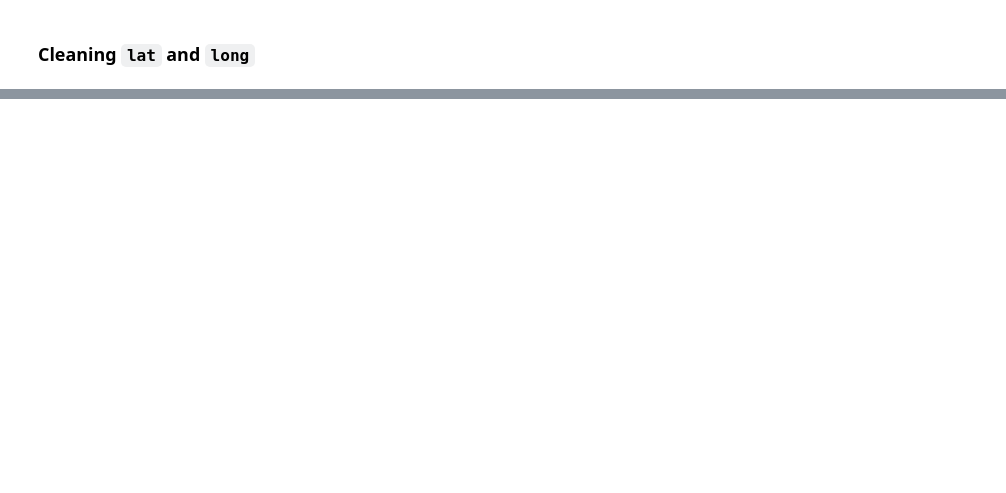
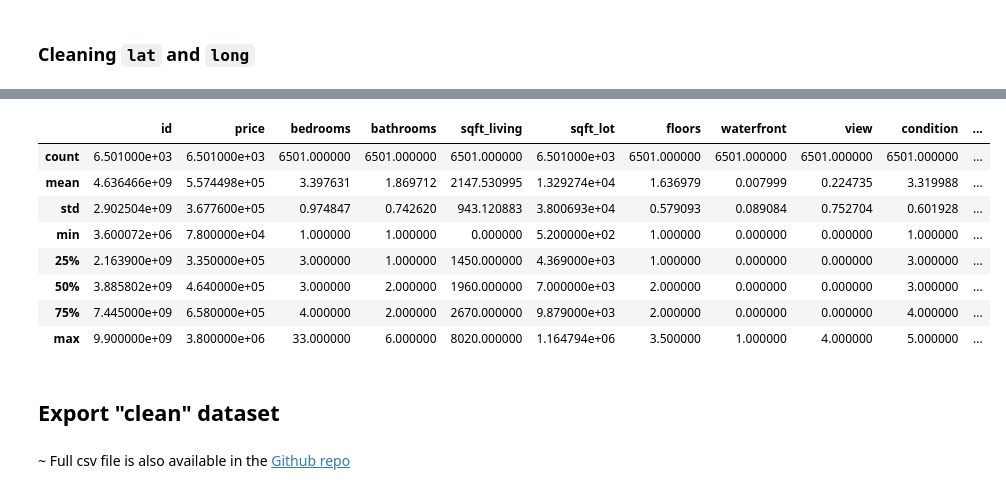
Before and after one commit to SaiKiru/cc19-notebooks, a Jupyter notebook: Lab2- KingCountyHouse/Lab2 - KingCountyHouse.ipynb, the cells around one changed output, grey strips where cells are left out. Saved outputs shown, nothing was run; the diff lists cells and outputs as text; code cells hidden in the pictures; blank space fills up the shorter version.

```diff
--- a/Lab2- KingCountyHouse/Lab2 - KingCountyHouse.ipynb
+++ b/Lab2- KingCountyHouse/Lab2 - KingCountyHouse.ipynb
@@ -275,0 +318,7 @@ df[['lat', 'long']].describe()
+# %%
+# converting data type to float
+# because it's an area measurement
+# well it doesn't really matter because the precision is already lost
+# but it bothers me
+df['sqft_living'] = df['sqft_living'].astype(float)
+df['sqft_living'].dtypes
@@ -275,0 +349,14 @@ df[['lat', 'long']].describe()
+# %%
+df.describe()
+# %% [output]
+|  | id | price | bedrooms | bathrooms | sqft_living | sqft_lot | floors | waterfront | view | condition | ... |
+| count | 6.501000e+03 | 6.501000e+03 | 6501.000000 | 6501.000000 | 6501.000000 | 6.501000e+03 | 6501.000000 | 6501.000000 | 6501.000000 | 6501.000000 | ... |
+| mean | 4.636466e+09 | 5.574498e+05 | 3.397631 | 1.869712 | 2147.530995 | 1.329274e+04 | 1.636979 | 0.007999 | 0.224735 | 3.319988 | ... |
+| std | 2.902504e+09 | 3.677600e+05 | 0.974847 | 0.742620 | 943.120883 | 3.800693e+04 | 0.579093 | 0.089084 | 0.752704 | 0.601928 | ... |
+| min | 3.600072e+06 | 7.800000e+04 | 1.000000 | 1.000000 | 0.000000 | 5.200000e+02 | 1.000000 | 0.000000 | 0.000000 | 1.000000 | ... |
+| 25% | 2.163900e+09 | 3.350000e+05 | 3.000000 | 1.000000 | 1450.000000 | 4.369000e+03 | 1.000000 | 0.000000 | 0.000000 | 3.000000 | ... |
+| 50% | 3.885802e+09 | 4.640000e+05 | 3.000000 | 2.000000 | 1960.000000 | 7.000000e+03 | 2.000000 | 0.000000 | 0.000000 | 3.000000 | ... |
+| 75% | 7.445000e+09 | 6.580000e+05 | 4.000000 | 2.000000 | 2670.000000 | 9.879000e+03 | 2.000000 | 0.000000 | 0.000000 | 4.000000 | ... |
+| max | 9.900000e+09 | 3.800000e+06 | 33.000000 | 6.000000 | 8020.000000 | 1.164794e+06 | 3.500000 | 1.000000 | 4.000000 | 5.000000 | ... |
+# %% [markdown]
+## Export "clean" dataset
@@ -275,0 +365,2 @@ df[['lat', 'long']].describe()
+# %% [markdown]
+~ Full csv file is also available in the [Github repo](https://github.com/SaiKiru/cc19-notebooks/blob/master/Lab2-%20KingCountyHouse/house_data_cleaned.csv)
```
Also changed, not shown: parts of 24 cells of this notebook, 1 other file.
